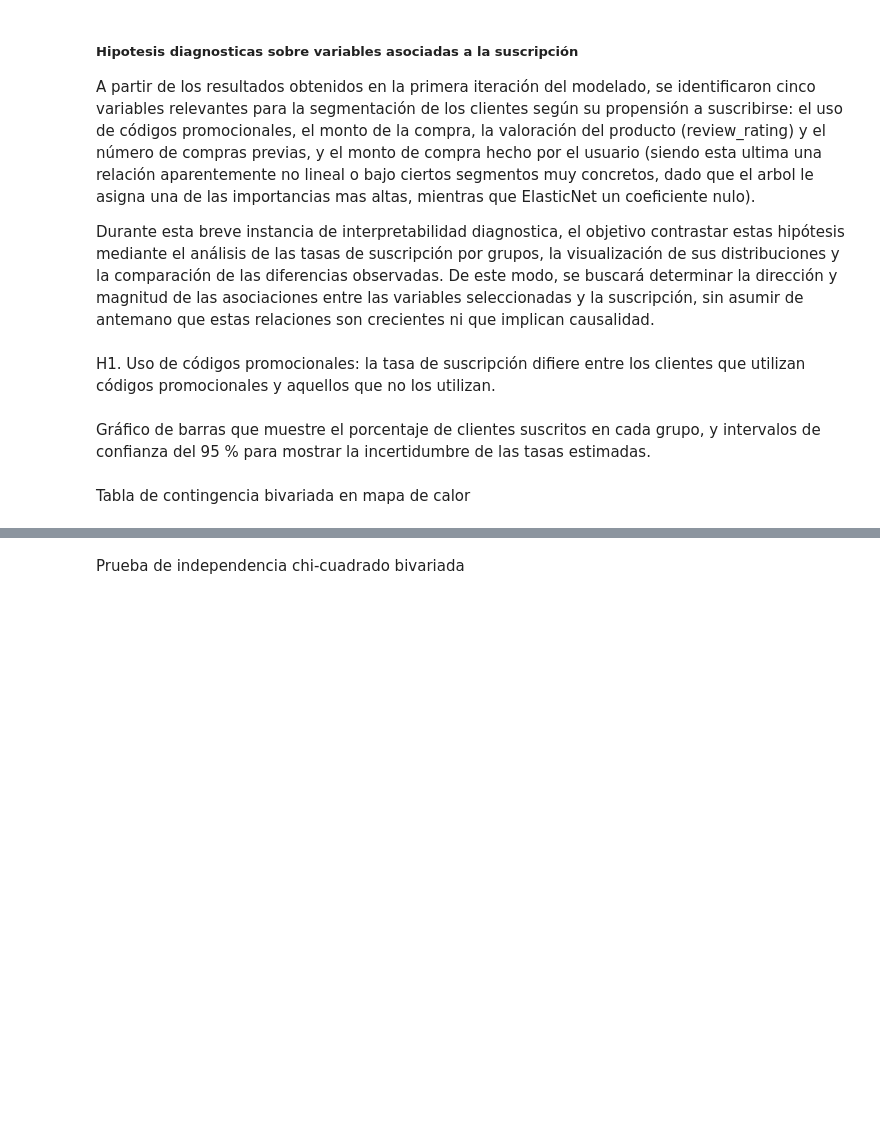
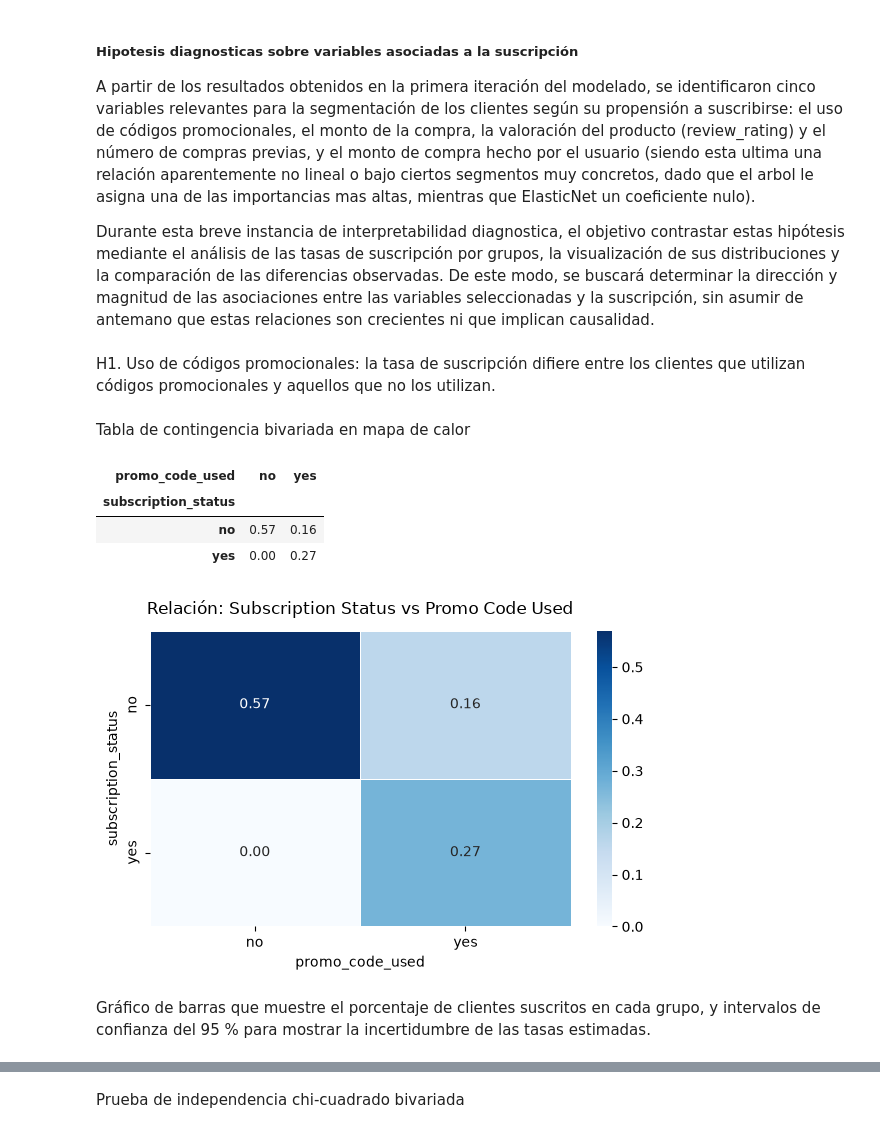
Before and after one commit to ianCristianAriel/2024-eeuu-comportamiento-consumidor, a Jupyter notebook: notebooks/5_machine_learning.ipynb, the cells around one changed output, grey strips where cells are left out. Drawn from its saved outputs; the diff is of its cells as text; code cells hidden in the pictures; blank space fills up the shorter version.

```diff
--- a/notebooks/5_machine_learning.ipynb
+++ b/notebooks/5_machine_learning.ipynb
@@ -644,7 +649,40 @@ Durante esta breve instancia de interpretabilidad diagnostica, el objetivo contr
 
 
 H1. Uso de códigos promocionales: la tasa de suscripción difiere entre los clientes que utilizan códigos promocionales y aquellos que no los utilizan.
+# %% [markdown]
+Tabla de contingencia bivariada en mapa de calor
+# %%
+tabla_contingencia_promo_c_target = pd.crosstab(df_processed['subscription_status'], df_processed['promo_code_used'], normalize=True)
+tabla_contingencia_promo_c_target
+# %% [output]
+| promo_code_used | no | yes |
+| subscription_status |  |  |
+| no | 0.57 | 0.16 |
+| yes | 0.00 | 0.27 |
+# %%
+# Definir el tamaño de la figura para que no se vea apretada
+plt.figure(figsize=(6, 4))
+
+sns.heatmap(
+    data=tabla_contingencia_promo_c_target,
+    annot=True,  # Muestra los valores numéricos en las celdas
+    fmt='.2f',  # Formato de decimales (usa 'd' si tu tabla tiene conteos enteros)
+    cmap='Blues',  # Paleta secuencial, ideal para proporciones/conteos
+    linewidths=0.5,  # Líneas de separación entre celdas
+    linecolor='white',  # Color de las líneas divisorias
+    cbar=True,  # Mantiene la barra de escala lateral
+)
+
+# Agregar títulos y etiquetas claras
+plt.title(
+    'Relación: Subscription Status vs Promo Code Used', fontsize=12, pad=12
+)
+plt.xlabel('promo_code_used', fontsize=10)
+plt.ylabel('subscription_status', fontsize=10)
+
+plt.tight_layout()
+plt.show()
+# %% [output]
+[figure, added]
 # %% [markdown]
 Gráfico de barras que muestre el porcentaje de clientes suscritos en cada grupo, y intervalos de confianza del 95 % para mostrar la incertidumbre de las tasas estimadas.
-# %% [markdown]
-Tabla de contingencia bivariada en mapa de calor
```
Also changed, not shown: parts of 55 cells of this notebook.
